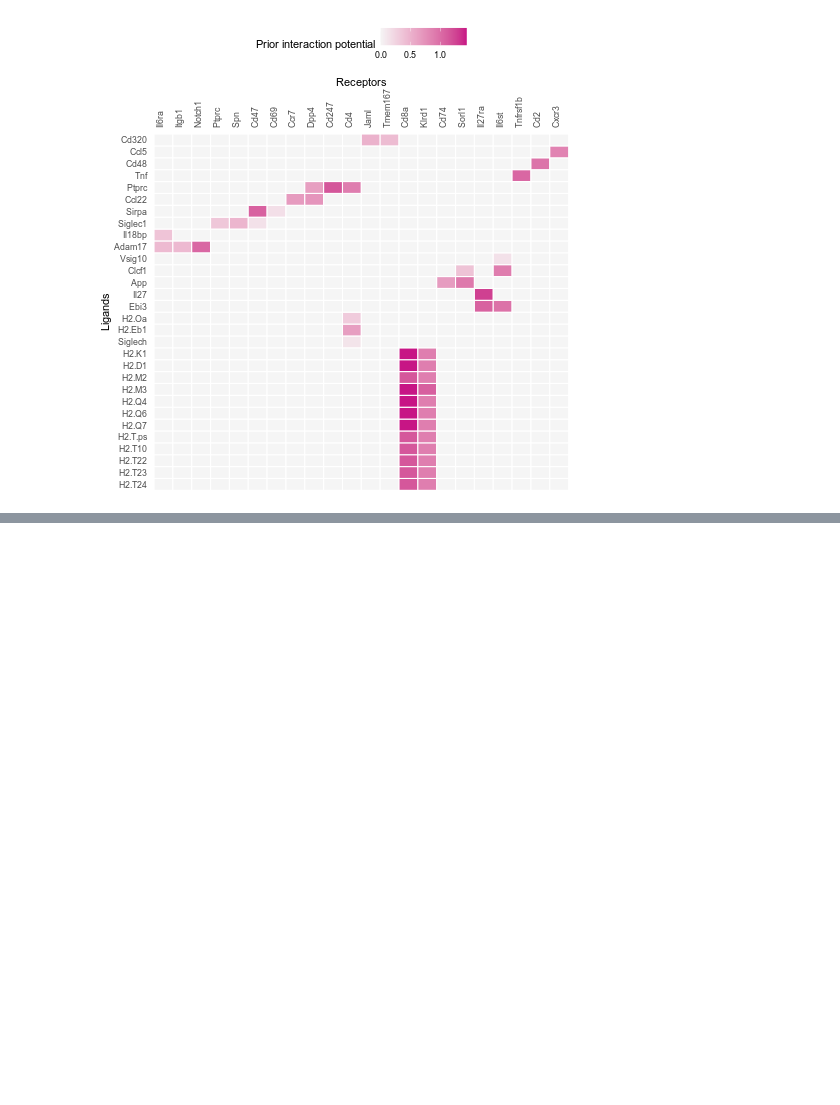
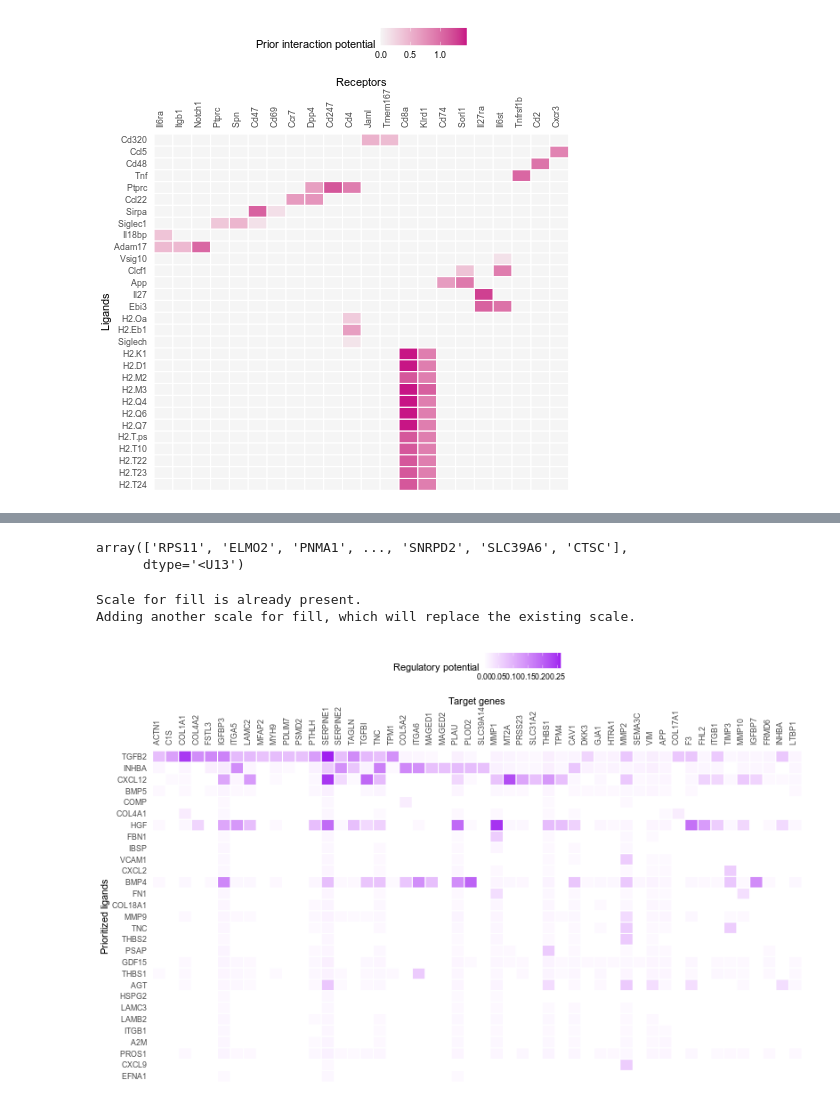
Before and after one commit to WeipengMO/sctk-tutorials, a Jupyter notebook: tools/nichenet.ipynb, the cells around one changed output, grey strips where cells are left out. Drawn from its saved outputs; the diff is of its cells as text; code cells hidden in the pictures; blank space fills up the shorter version.

```diff
--- a/tools/nichenet.ipynb
+++ b/tools/nichenet.ipynb
@@ -271,0 +354,8 @@ nichenet_output_r$ligand_receptor_heatmap
+# %%
+infile = '/data/user/mowp/db/nichenet/demo_data/pemt_signature.txt'
+with open(infile, 'r') as f:
+    pemt_signature = f.read().split()
+# %%
+%%R -i pemt_signature -i ligand_target_matrix -o geneset_oi
+
+geneset_oi <- intersect(pemt_signature, rownames(ligand_target_matrix))
@@ -271,0 +380,26 @@ nichenet_output_r$ligand_receptor_heatmap
+# %%
+%%R -o background_expressed_genes
+
+background_expressed_genes <- expressed_genes_receiver %>% .[. %in% rownames(ligand_target_matrix)]
+# %%
+# Define background genes
+background_expressed_genes
+# %% [output]
+array(['RPS11', 'ELMO2', 'PNMA1', ..., 'SNRPD2', 'SLC39A6', 'CTSC'],
+      dtype='<U13')
+# %%
+ligand_activities, vis_results = sctk.tl.predict_ligand_activities(
+    geneset_oi = geneset_oi,
+    background_expressed_genes = background_expressed_genes,
+    potential_ligands = potential_ligands,
+    organism = 'human',
+)
+# %% [output]
+Scale for fill is already present.
+Adding another scale for fill, which will replace the existing scale.
+# %%
+%%R -w 800 -h 500 -i vis_results
+
+vis_results$ligand_target_network
+# %% [output]
+[figure, added]
```
Also changed, not shown: parts of 24 cells of this notebook.
